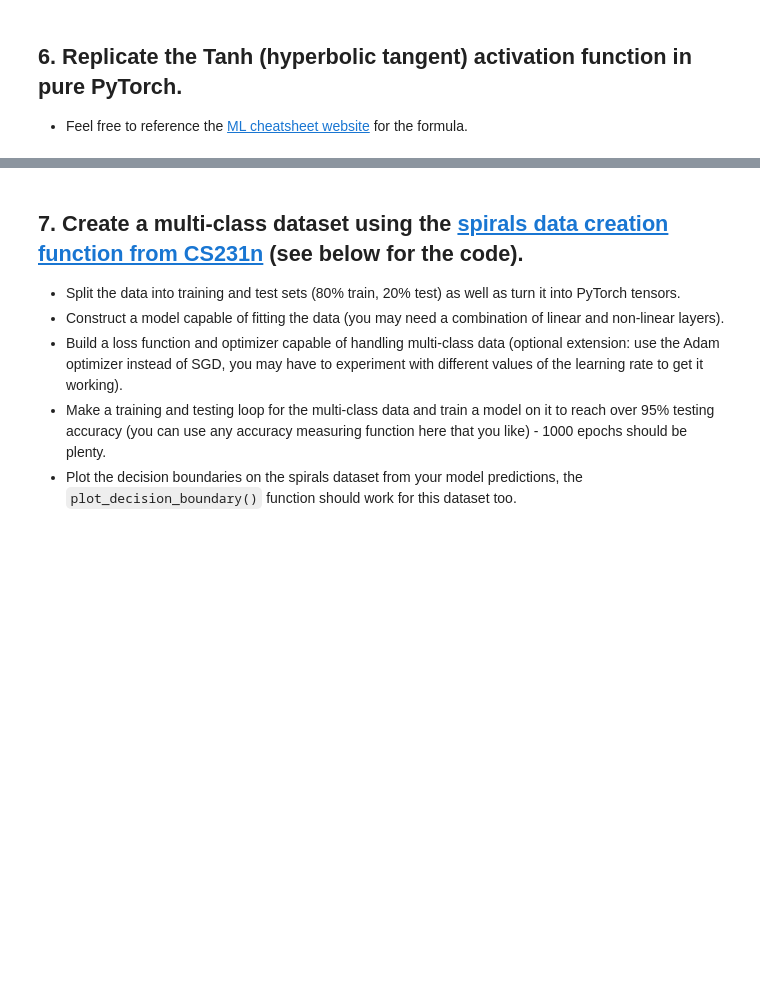
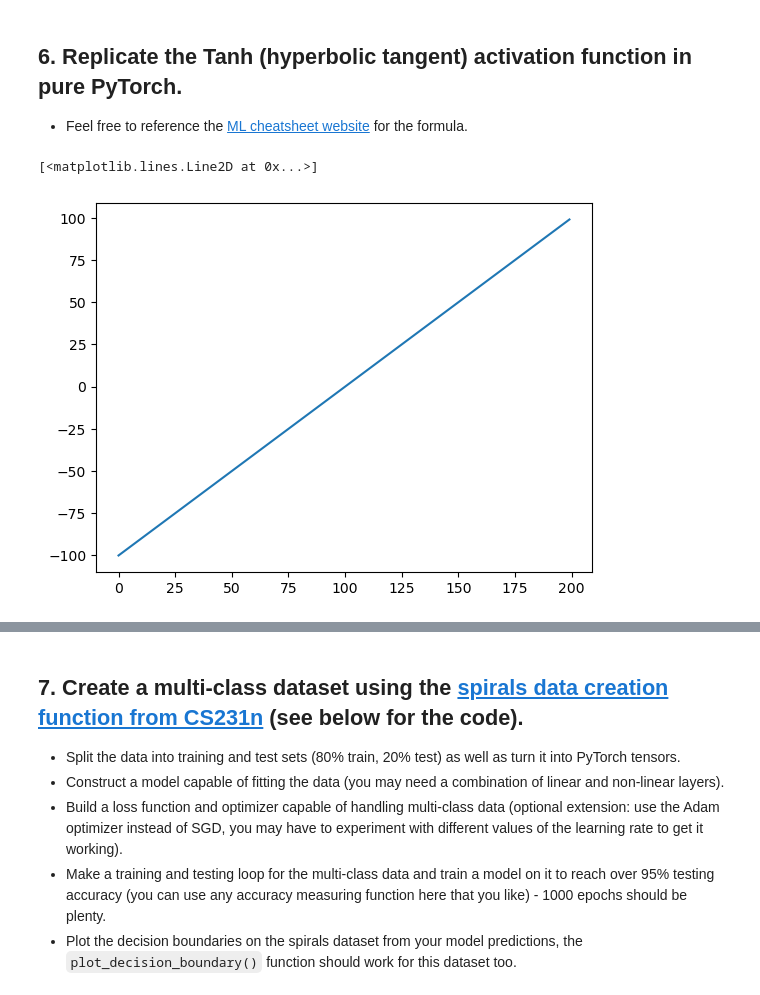
Before and after one commit to MuratcanLaloglu/pytorch, a Jupyter notebook: 02_pytorch_classification_exercises.ipynb, the cells around one changed output, grey strips where cells are left out. Saved outputs shown, nothing was run; the diff lists cells and outputs as text; code cells hidden in the pictures; blank space fills up the shorter version.

```diff
--- a/02_pytorch_classification_exercises.ipynb
+++ b/02_pytorch_classification_exercises.ipynb
@@ -285,5 +335,10 @@ def plot_decision_boundary(model, X, y):
   * Feel free to reference the [ML cheatsheet website](https://ml-cheatsheet.readthedocs.io/en/latest/activation_functions.html#tanh) for the formula.
 # %%
 # Create a straight line tensor
+tensor_A = torch.arange(-100, 100, 1)
+plt.plot(tensor_A)
+# %% [output]
+[<matplotlib.lines.Line2D at 0x...>]
+[figure, added]
 # %%
 # Test torch.tanh() on the tensor and plot it
```
Also changed, not shown: parts of 20 cells of this notebook.
